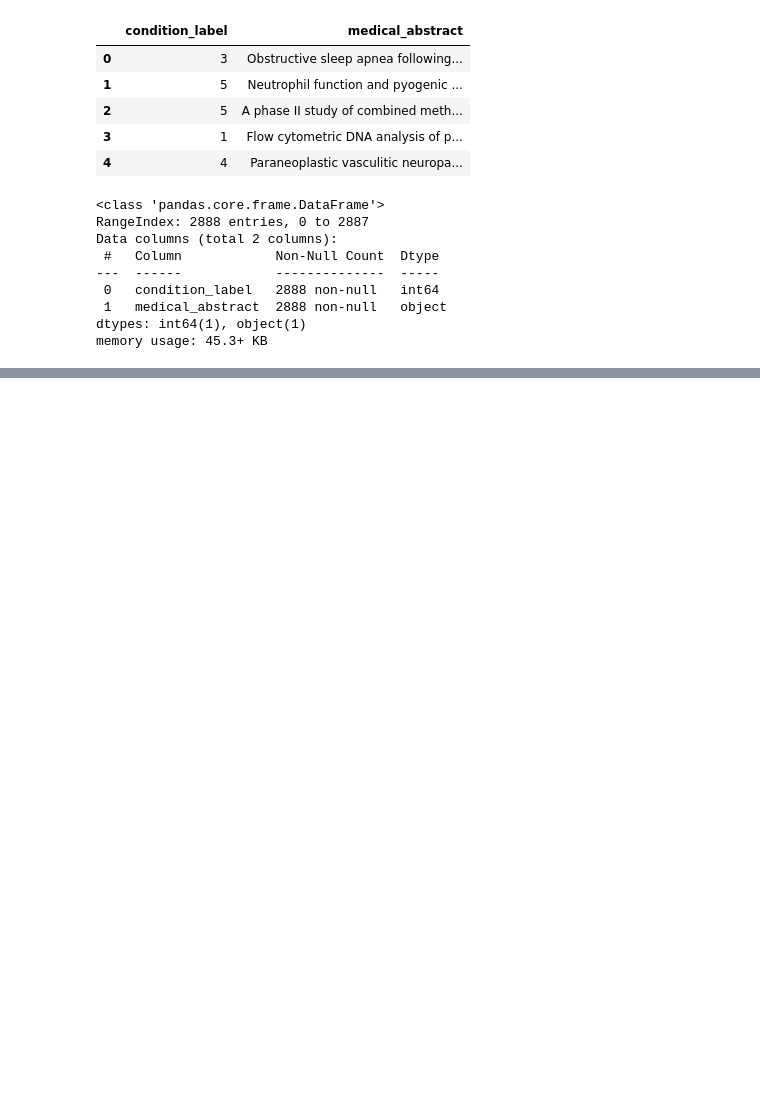
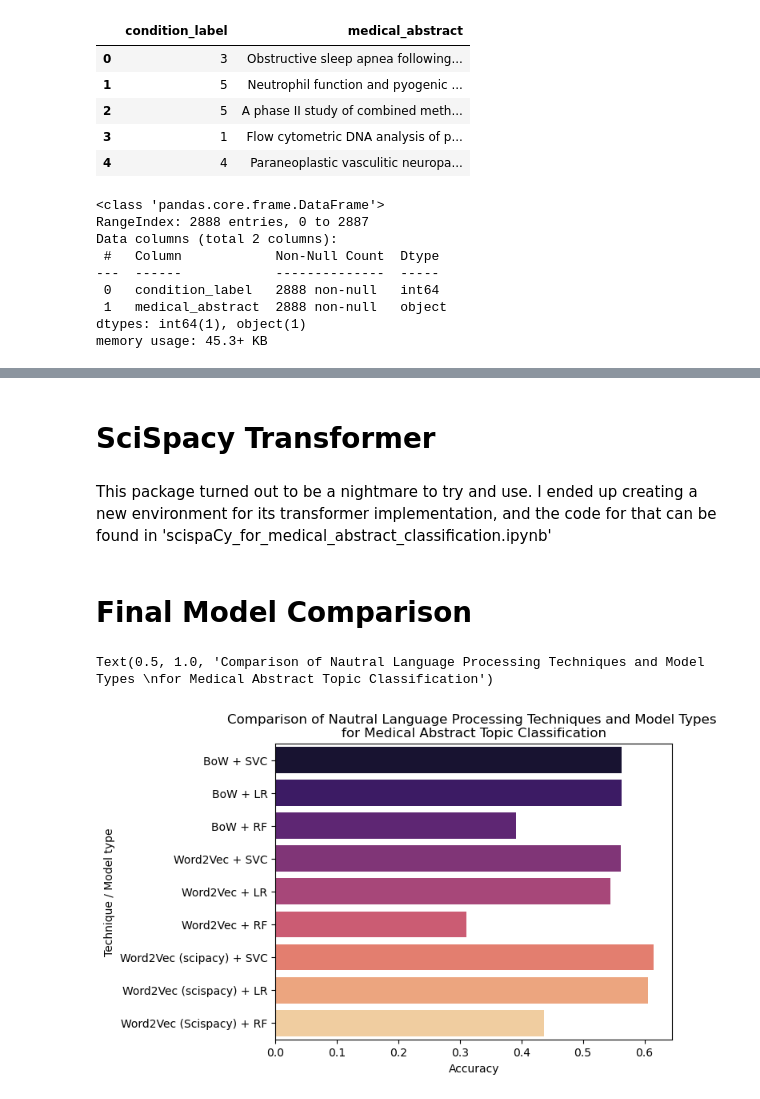
Before and after one commit to cgeils25/Data_Science_Projects, a Jupyter notebook: notebooks/nlp/Medical_Abstract_Classification.ipynb, the cells around one changed output, grey strips where cells are left out. Saved outputs shown, nothing was run; the diff lists cells and outputs as text; code cells hidden in the pictures; blank space fills up the shorter version.

```diff
--- a/notebooks/nlp/Medical_Abstract_Classification.ipynb
+++ b/notebooks/nlp/Medical_Abstract_Classification.ipynb
@@ -79,0 +359,4 @@ memory usage: 45.3+ KB
+# %%
+# obtain labels for train and test data
+y_train = df_all[~df_all.test].condition_name
+y_test = df_all[df_all.test].condition_name
@@ -79,0 +365,10 @@ memory usage: 45.3+ KB
+# %%
+# defining models to be fit and tested
+models = [svm.LinearSVC(dual='auto'),
+          sklearn.linear_model.LogisticRegression(multi_class='multinomial', max_iter=10_000),
+          ensemble.RandomForestClassifier()]
+# %%
+accuracy_list = []
+for model in tqdm(models):
+    accuracy = fit_and_test_model(model, docs_train, y_train, docs_test, y_test)
+    accuracy_list.append(accuracy)
@@ -79,0 +379,5 @@ memory usage: 45.3+ KB
+# %%
+# adding accuracies to dict
+model_names = ['Word2Vec (scipacy) + SVC', 'Word2Vec (scispacy) + LR', 'Word2Vec (Scispacy) + RF']
+for i, model_name in enumerate(model_names):
+    accuracy_for_all_models[model_name] = accuracy_list[i]
@@ -79,0 +398,15 @@ memory usage: 45.3+ KB
+# %% [markdown]
+# SciSpacy Transformer
+# %% [markdown]
+This package turned out to be a nightmare to try and use. I ended up creating a new environment for its transformer implementation, and
+the code for that can be found in 'scispaCy_for_medical_abstract_classification.ipynb'
+# %% [markdown]
+# Final Model Comparison
+# %%
+fig = sns.barplot(y=accuracy_for_all_models.keys(), x=accuracy_for_all_models.values(), orient='h', palette='magma', hue=accuracy_for_all_models.keys())
+plt.xlabel('Accuracy')
+plt.ylabel('Technique / Model type')
+plt.title('Comparison of Nautral Language Processing Techniques and Model Types \nfor Medical Abstract Topic Classification')
+# %% [output]
+Text(0.5, 1.0, 'Comparison of Nautral Language Processing Techniques and Model Types \nfor Medical Abstract Topic Classification')
+[figure, added]
```
Also changed, not shown: parts of 68 cells of this notebook.
